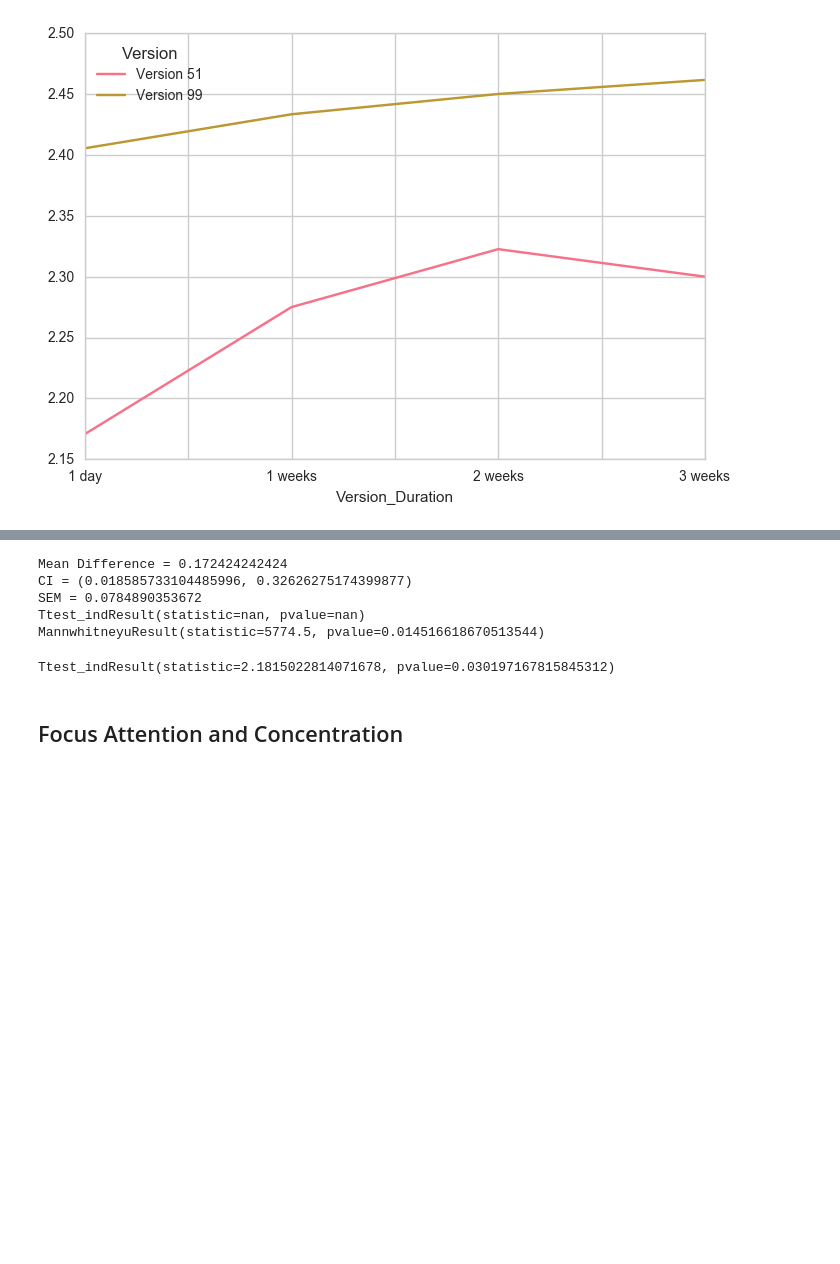
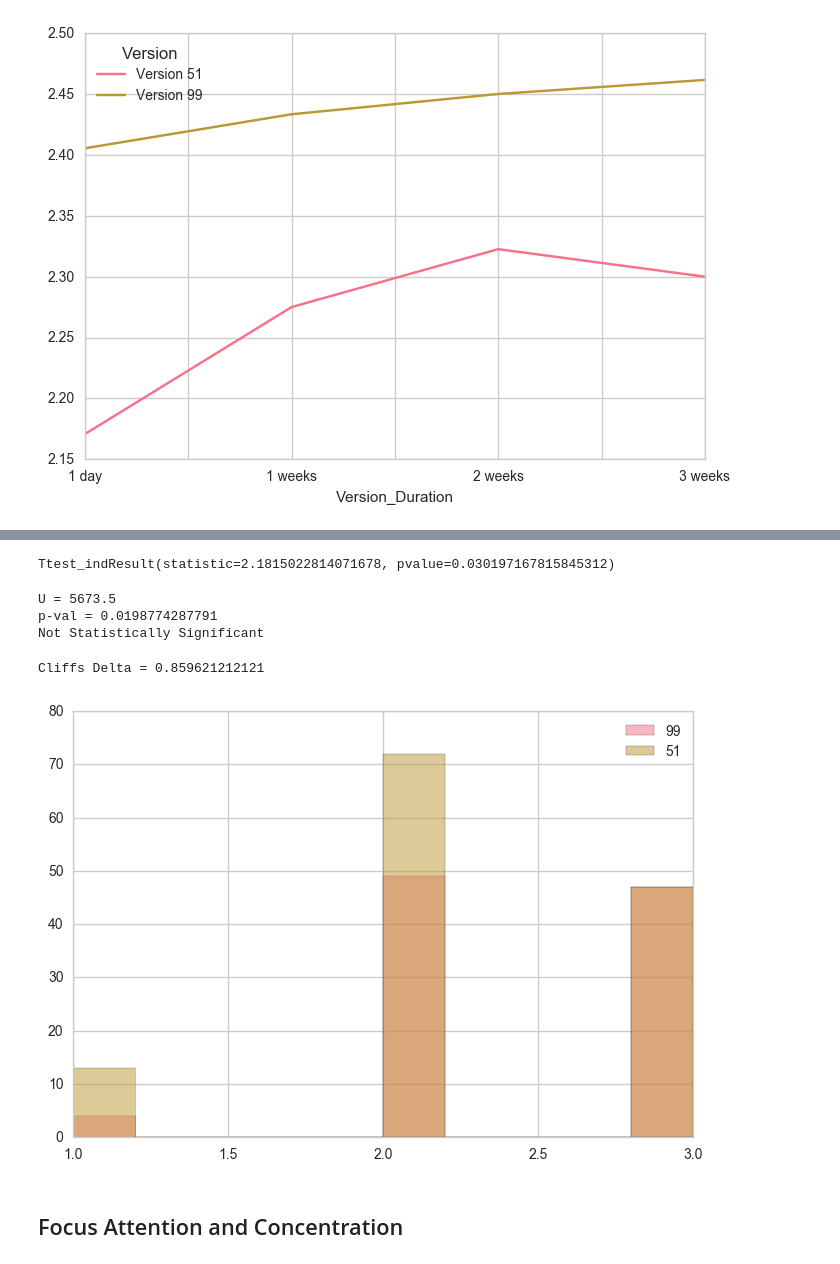
Before and after one commit to s-leung/NootropicProject, a Jupyter notebook: Comparing between Trials .ipynb, the cells around one changed output, grey strips where cells are left out. Cells and saved outputs as stored; diff of their text form; code cells hidden in the pictures; blank space fills up the shorter version.

```diff
--- a/Comparing between Trials .ipynb
+++ b/Comparing between Trials .ipynb
@@ -684,11 +715,3 @@ MannwhitneyuResult(statistic=5774.5, pvalue=0.014516618670513544)
-# %%
-twomeans (sleep_df[sleep_df.Version=='Version 99'], sleep_df[sleep_df.Version=='Version 51'], 'Sleep_Quality_Score', 'Sleep_Quality_Score')
-# %% [output]
-Mean Difference = 0.172424242424
-CI = (0.018585733104485996, 0.32626275174399877)
-SEM = 0.0784890353672
-Ttest_indResult(statistic=nan, pvalue=nan)
-MannwhitneyuResult(statistic=5774.5, pvalue=0.014516618670513544)
 # %%
 x = sleep_df[sleep_df.Version=='Version 99']['Sleep_Quality_Score'].dropna()
 y = sleep_df[sleep_df.Version=='Version 51']['Sleep_Quality_Score'].dropna()
@@ -696,6 +719,23 @@ y = sleep_df[sleep_df.Version=='Version 51']['Sleep_Quality_Score'].dropna()
 stats.ttest_ind(x,y, equal_var=False)
 # %% [output]
 Ttest_indResult(statistic=2.1815022814071678, pvalue=0.030197167815845312)
+# %%
+manntest(x,y)
+# %% [output]
+U = 5673.5
+p-val = 0.0198774287791
+Not Statistically Significant
+# %%
+cliffsdelta(5673.5, x,y) #no overlap
+# %% [output]
+Cliffs Delta = 0.859621212121
+# %%
+plt.hist(x, label='99', alpha=0.5)
+plt.hist(y, label='51', alpha=0.5)
+plt.legend()
+plt.show()
+# %% [output]
+[figure, added]
 # %% [markdown]
 ## Focus Attention and Concentration
 # %%
```
Also changed, not shown: parts of 40 cells of this notebook.
